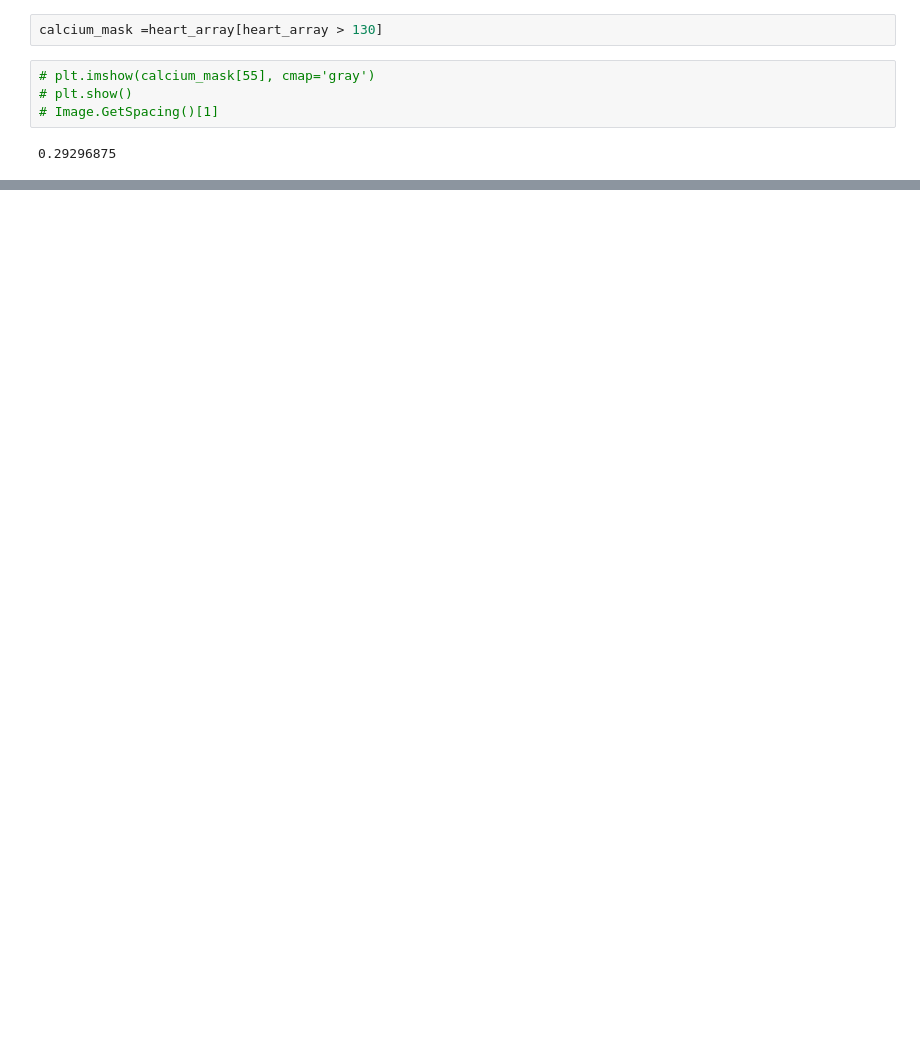
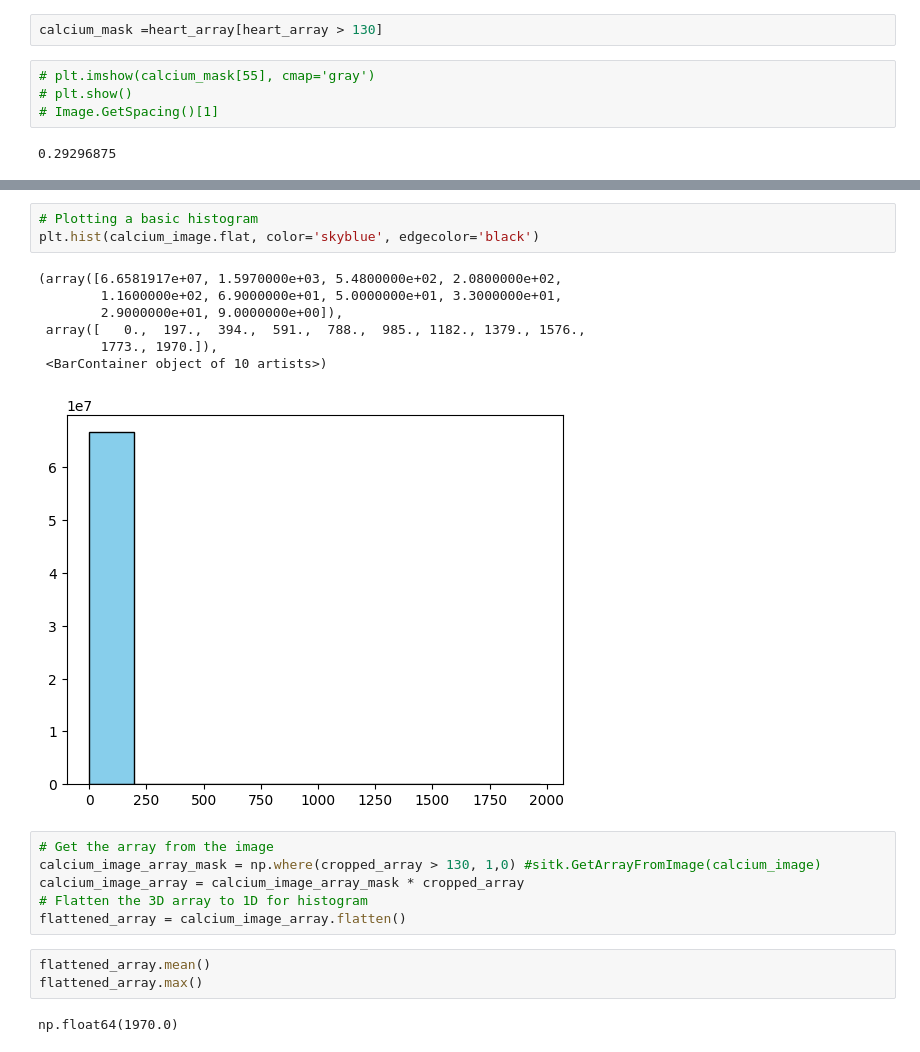
Before and after one commit to MayunaGupta/ECE207A_CT_project, a Jupyter notebook: Porject.ipynb, the cells around one changed output, grey strips where cells are left out. Drawn from its saved outputs; the diff is of its cells as text; blank space fills up the shorter version.

```diff
--- a/Porject.ipynb
+++ b/Porject.ipynb
@@ -161,0 +176,22 @@ make_movie(sitk.GetArrayFromImage(sitk.ReadImage("calcium_mask.nii.gz")), "calci
+# %%
+# Plotting a basic histogram
+plt.hist(calcium_image.flat, color='skyblue', edgecolor='black')
+# %% [output]
+(array([6.6581917e+07, 1.5970000e+03, 5.4800000e+02, 2.0800000e+02,
+        1.1600000e+02, 6.9000000e+01, 5.0000000e+01, 3.3000000e+01,
+        2.9000000e+01, 9.0000000e+00]),
+ array([   0.,  197.,  394.,  591.,  788.,  985., 1182., 1379., 1576.,
+        1773., 1970.]),
+ <BarContainer object of 10 artists>)
+[figure, added]
+# %%
+# Get the array from the image
+calcium_image_array_mask = np.where(cropped_array > 130, 1,0) #sitk.GetArrayFromImage(calcium_image)
+calcium_image_array = calcium_image_array_mask * cropped_array
+# Flatten the 3D array to 1D for histogram
+flattened_array = calcium_image_array.flatten()
+# %%
+flattened_array.mean()
+flattened_array.max()
+# %% [output]
+np.float64(1970.0)
```
Also changed, not shown: parts of 12 cells of this notebook, 1 other file.
